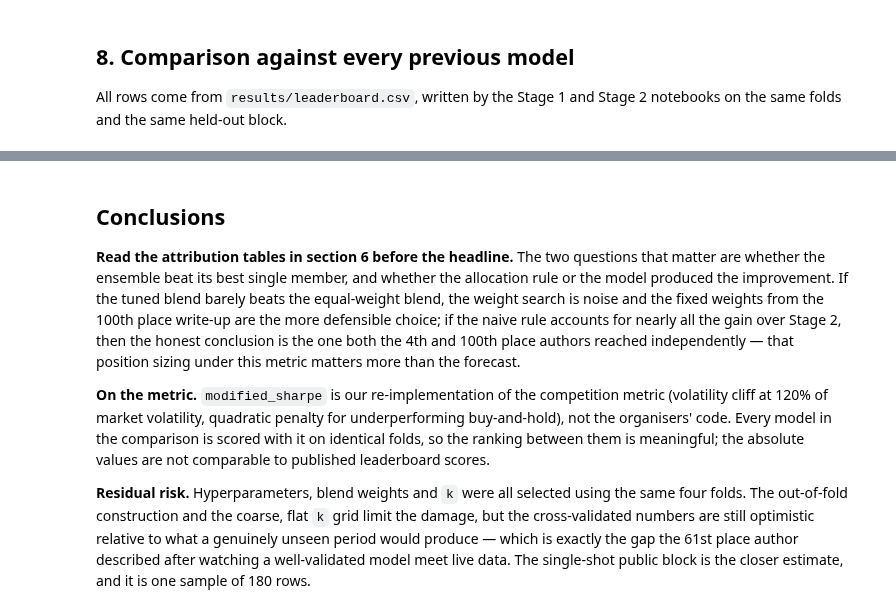
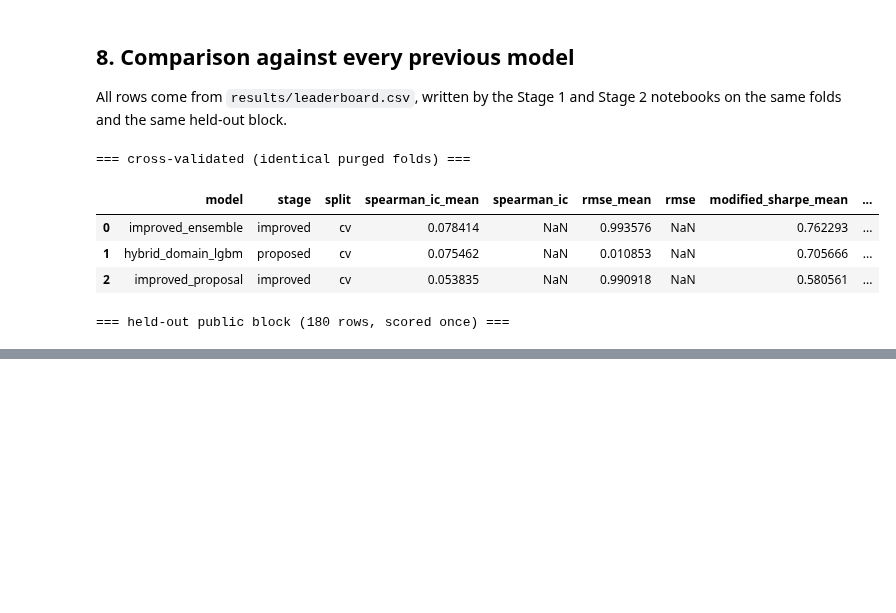
Before and after one commit to Seren1971/PMDL-Project-Market-Prediction, a Jupyter notebook: model_improvements/improved_ensemble_optuna.ipynb, the cells around one changed output, grey strips where cells are left out. Saved outputs shown, nothing was run; the diff lists cells and outputs as text; code cells hidden in the pictures; blank space fills up the shorter version.

```diff
--- a/model_improvements/improved_ensemble_optuna.ipynb
+++ b/model_improvements/improved_ensemble_optuna.ipynb
@@ -416,29 +765,0 @@ were never fitted on or selected against.
-# %%
-final_models, pub_preds = {}, {}
-
-m = lgb.LGBMRegressor(**{**BEST["lgbm"], "random_state": SEED, "verbosity": -1})
-m.fit(X, y)
-pub_preds["lgbm"] = m.predict(public_df[FEATURES])
-final_models["lgbm"] = m
-
-m = CatBoostRegressor(**{**BEST["catboost"], "random_seed": SEED,
-                         "verbose": 0, "loss_function": "RMSE"})
-m.fit(X, y)
-pub_preds["catboost"] = m.predict(public_df[FEATURES])
-final_models["catboost"] = m
-
-scaler = StandardScaler().fit(X)
-m = Ridge(alpha=BEST["ridge"]["alpha"], random_state=SEED)
-m.fit(scaler.transform(X), y)
-pub_preds["ridge"] = m.predict(scaler.transform(public_df[FEATURES]))
-final_models["ridge"] = (scaler, m)
-
-pub_pred = blend(pd.DataFrame(pub_preds), WEIGHTS)
-pub_pos = naive_allocation(pub_pred, k=K)
-
-public_metrics = evaluate(
-    public_df[TARGET].to_numpy(), pub_pred, weights=pub_pos,
-    forward_returns=public_df["forward_returns"].to_numpy(),
-    risk_free_rate=public_df["risk_free_rate"].to_numpy(),
-)
-print({k_: round(v, 4) for k_, v in public_metrics.items() if isinstance(v, float)})
@@ -450,18 +869,29 @@ notebooks on the same folds and the same held-out block.
 # %%
 MODEL_NAME = "improved_ensemble"
 
 save_result(model=MODEL_NAME, stage="improved", metrics=cv_metrics, split="cv",
-            params={"weights": WEIGHTS, "k": K, **BEST},
-            notes="LightGBM + CatBoost + Ridge, Optuna on HPs and blend weights, "
-                  "naive allocation")
+            params={"weights": WEIGHTS, "allocation": "vol_budget",
+                    "target_vol_ratio": TARGET_VOL_RATIO,
+                    "final_n_iter": N_FINAL, **BEST},
+            notes="LightGBM + CatBoost (Plain boosting) + Ridge on standardised "
+                  "predictions; weights tuned on fold-mean Spearman; sized with "
+                  "vol_budget_allocation; early-stopped refit")
 save_result(model=MODEL_NAME, stage="improved", metrics=public_metrics,
-            split="public", params={"weights": WEIGHTS, "k": K},
-            notes="refit on full train period, scored once on held-out 180 rows")
+            split="public", params={"weights": WEIGHTS, "allocation": "vol_budget"},
+            notes="refit on full train period with early-stopped iteration "
+                  "counts, scored once on held-out 180 rows")
 
 save_predictions(MODEL_NAME, OOF_ROWS[DATE_COL], Y_OOF, blended_oof,
-                 naive_allocation(blended_oof, k=K))
+                 FINAL_POS_OOF)
 
 print("=== cross-validated (identical purged folds) ===")
 display(compare(split="cv"))
 print("=== held-out public block (180 rows, scored once) ===")
 display(compare(split="public"))
+# %% [output]
+=== cross-validated (identical purged folds) ===
+|  | model | stage | split | spearman_ic_mean | spearman_ic | rmse_mean | rmse | modified_sharpe_mean | ... |
+| 0 | improved_ensemble | improved | cv | 0.078414 | NaN | 0.993576 | NaN | 0.762293 | ... |
+| 1 | hybrid_domain_lgbm | proposed | cv | 0.075462 | NaN | 0.010853 | NaN | 0.705666 | ... |
+| 2 | improved_proposal | improved | cv | 0.053835 | NaN | 0.990918 | NaN | 0.580561 | ... |
+=== held-out public block (180 rows, scored once) ===
@@ -468,27 +901,0 @@ display(compare(split="public"))
-# %% [markdown]
-## Conclusions
-
-**Read the attribution tables in section 6 before the headline.** The two
-questions that matter are whether the ensemble beat its best single member, and
-whether the allocation rule or the model produced the improvement. If the tuned
-blend barely beats the equal-weight blend, the weight search is noise and the
-fixed weights from the 100th place write-up are the more defensible choice; if
-the naive rule accounts for nearly all the gain over Stage 2, then the honest
-conclusion is the one both the 4th and 100th place authors reached
-independently — that position sizing under this metric matters more than the
-forecast.
-
-**On the metric.** `modified_sharpe` is our re-implementation of the competition
-metric (volatility cliff at 120% of market volatility, quadratic penalty for
-underperforming buy-and-hold), not the organisers' code. Every model in the
-comparison is scored with it on identical folds, so the ranking between them is
-meaningful; the absolute values are not comparable to published leaderboard
-scores.
-
-**Residual risk.** Hyperparameters, blend weights and `k` were all selected
-using the same four folds. The out-of-fold construction and the coarse, flat `k`
-grid limit the damage, but the cross-validated numbers are still optimistic
-relative to what a genuinely unseen period would produce — which is exactly the
-gap the 61st place author described after watching a well-validated model meet
-live data. The single-shot public block is the closer estimate, and it is one
-sample of 180 rows.
```
Also changed, not shown: parts of 19 cells of this notebook, 16 other files.
